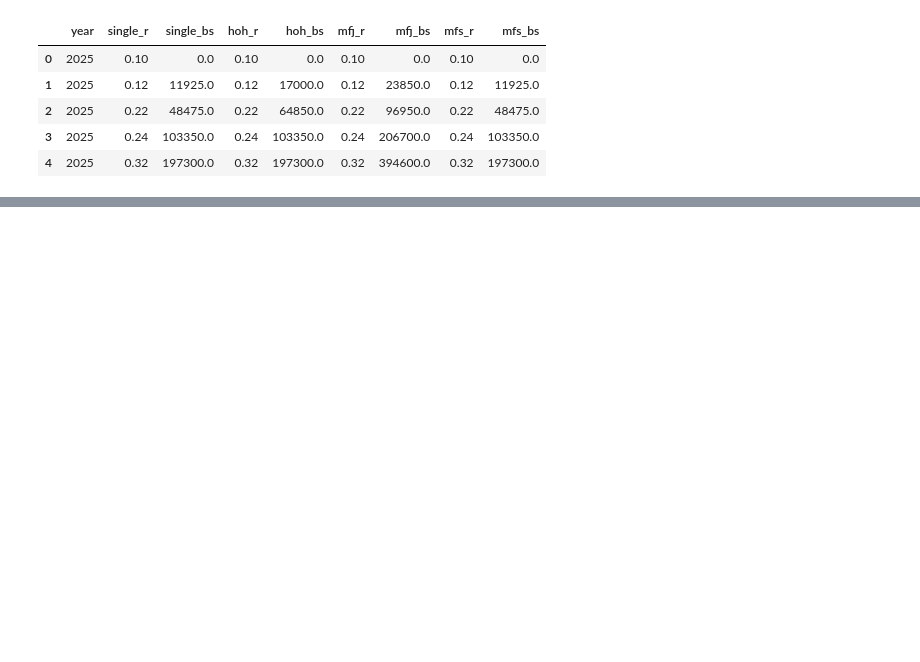
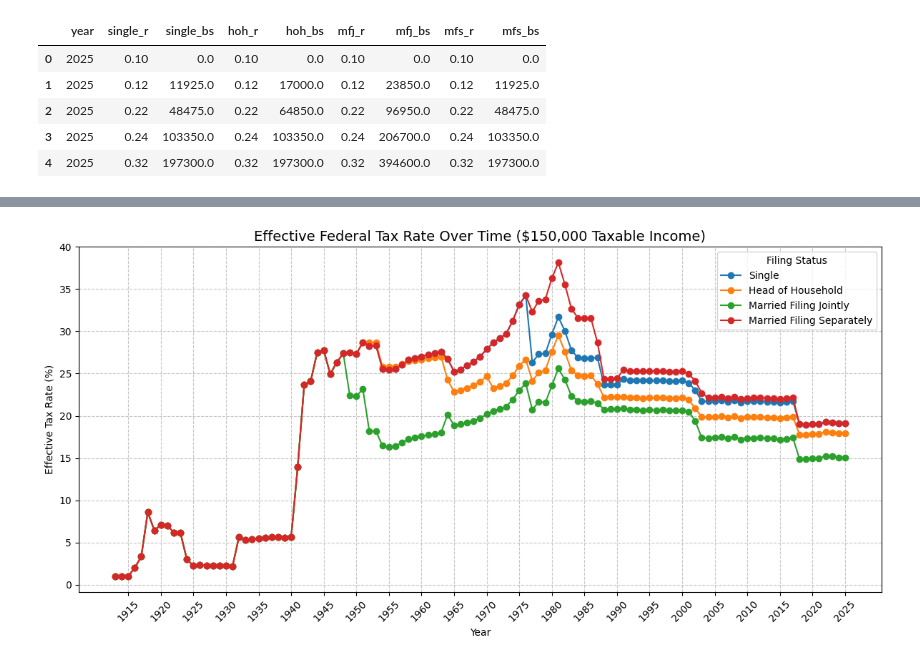
Before and after one commit to cormac-taylor/taxation, a Jupyter notebook: taxation.ipynb, the cells around one changed output, grey strips where cells are left out. Drawn from its saved outputs; the diff is of its cells as text; code cells hidden in the pictures; blank space fills up the shorter version.

```diff
--- a/taxation.ipynb
+++ b/taxation.ipynb
@@ -35,0 +163,4 @@ cpi_df.head()
+# %%
+plot_for_taxable_income(150_000)
+# %% [output]
+[figure, added]
```
Also changed, not shown: parts of 14 cells of this notebook.
